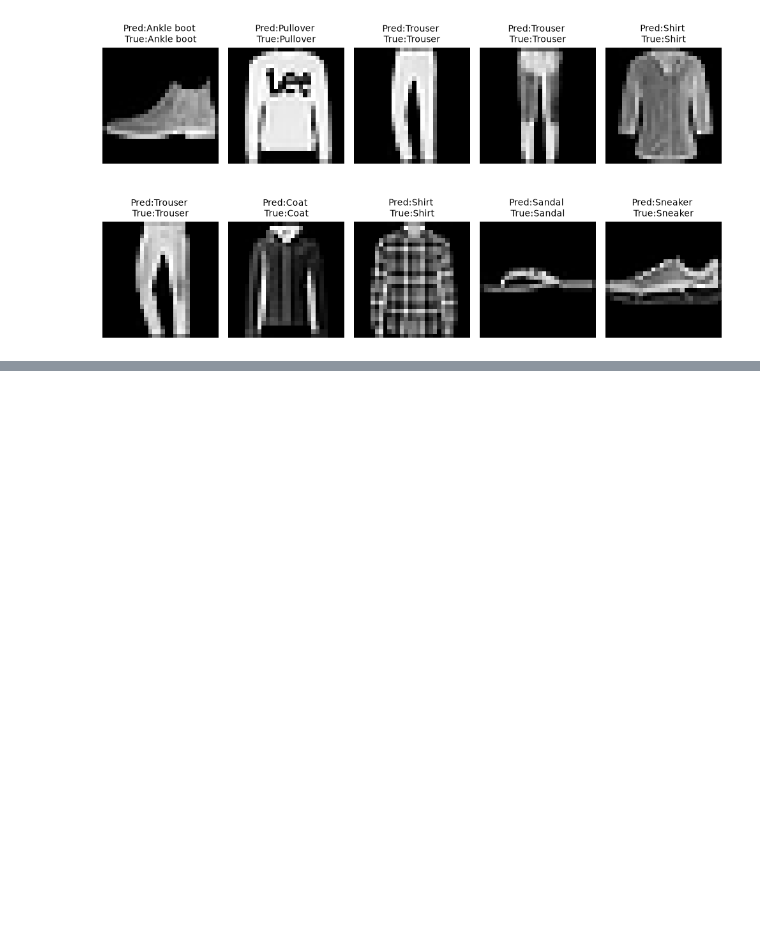
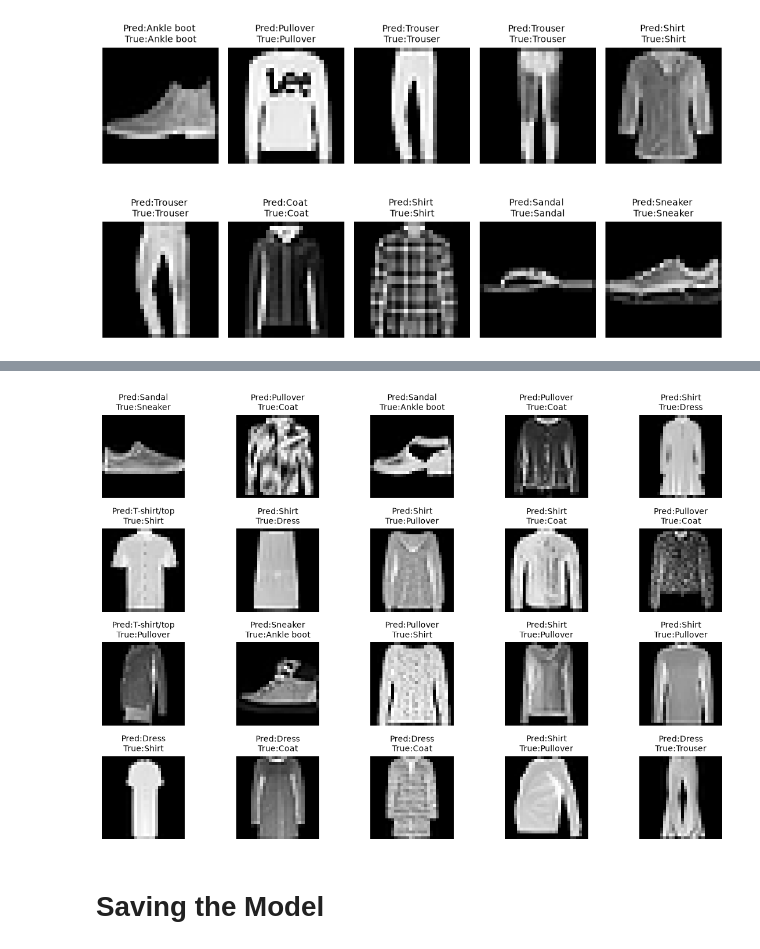
Before and after one commit to soumit02/Deep-Learning-Workspace, a Jupyter notebook: src/MNIST_Fashion_Dataset_ANN.ipynb, the cells around one changed output, grey strips where cells are left out. Saved outputs shown, nothing was run; the diff lists cells and outputs as text; code cells hidden in the pictures; blank space fills up the shorter version.

```diff
--- a/src/MNIST_Fashion_Dataset_ANN.ipynb
+++ b/src/MNIST_Fashion_Dataset_ANN.ipynb
@@ -225,0 +296,41 @@ plt.show()
+# %%
+# Get predictions
+predictions = model.predict(x_test)
+
+# Convert probabilities to labels
+pred_labels = np.argmax(predictions, axis=1)
+
+
+# Find wrong predictions
+errors = np.where(pred_labels != y_test)[0]
+
+
+print("Total errors:", len(errors))
+
+
+# Visualize wrong predictions
+plt.figure(figsize=(12, 8))
+
+for i, idx in enumerate(errors[:20]):   # show first 20 mistakes
+
+    plt.subplot(4, 5, i+1)
+
+    plt.imshow(
+        x_test[idx].reshape(28,28),
+        cmap='gray'
+    )
+
+    pred_label = pred_labels[idx]
+    true_label = y_test[idx]
+
+    plt.title(
+        f"Pred:{idx_to_label[pred_label]}\nTrue:{idx_to_label[true_label]}",
+        fontsize=10
+    )
+
+    plt.axis('off')
+
+
+plt.tight_layout()
+plt.show()
+# %% [output]
@@ -225,0 +339,3 @@ plt.show()
+[figure, added]
+# %% [markdown]
+# Saving the Model
```
Also changed, not shown: parts of 8 cells of this notebook, 1 other file.
